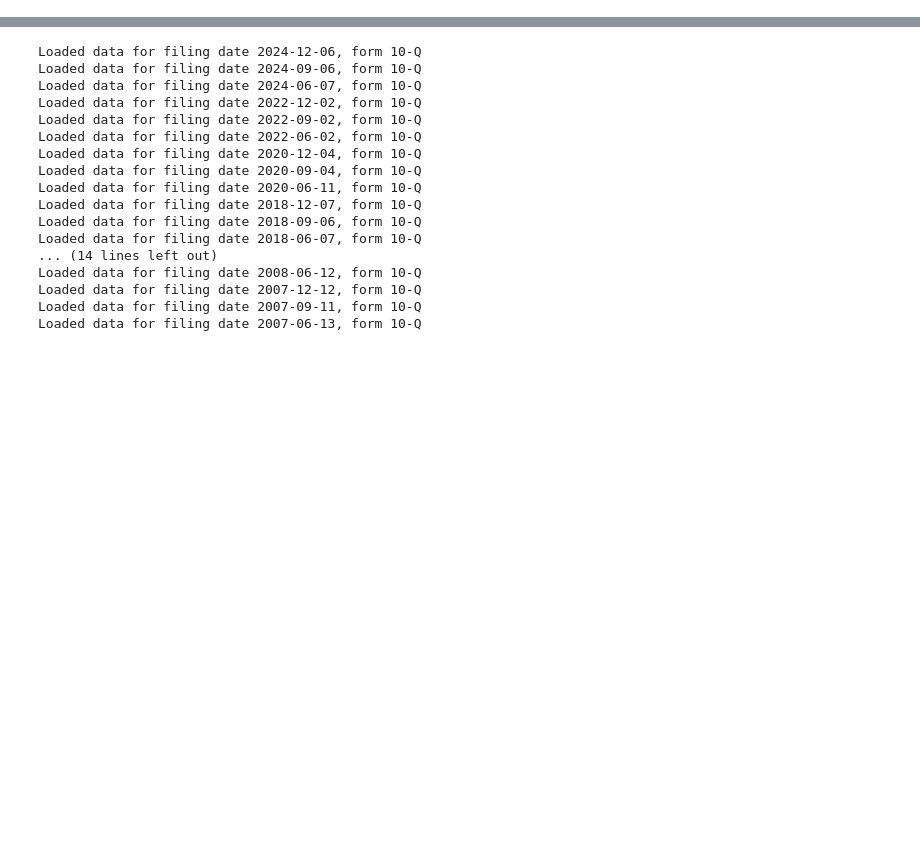
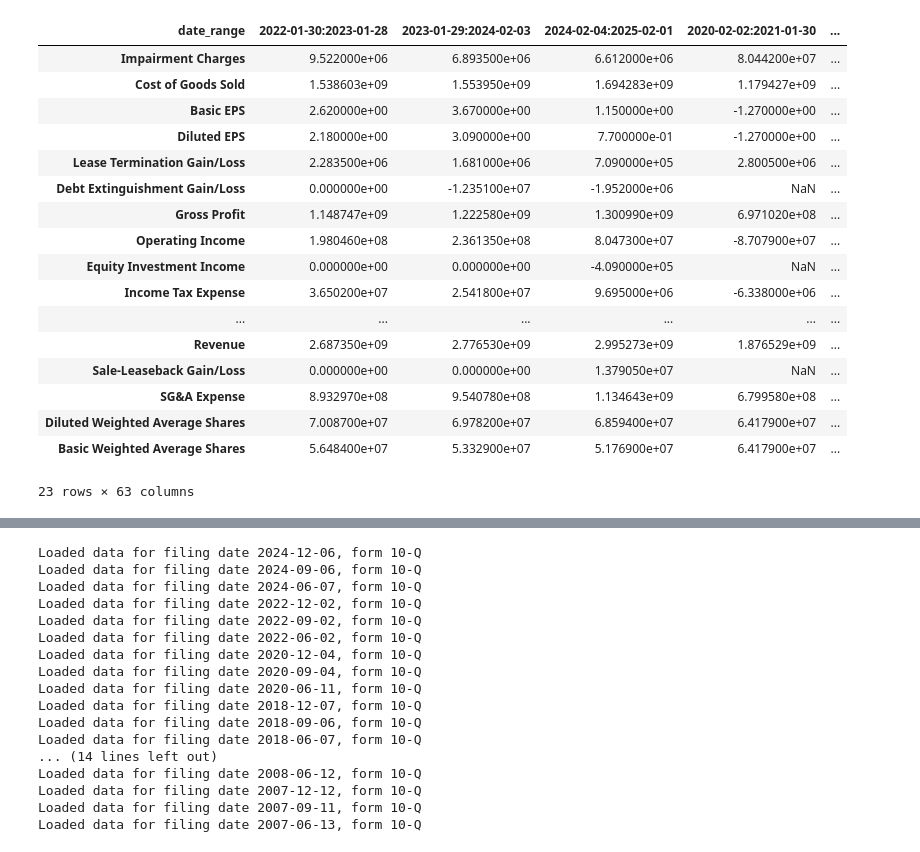
Before and after one commit to LimitedInfo/EquityAlchemy, a Jupyter notebook: domainModeling.ipynb, the cells around one changed output, grey strips where cells are left out. Cells and saved outputs as stored; diff of their text form; code cells hidden in the pictures; blank space fills up the shorter version.

```diff
--- a/domainModeling.ipynb
+++ b/domainModeling.ipynb
@@ -238,0 +58,21 @@ Traceback (most recent call last):
+# %%
+combined.df
+# %% [output]
+| date_range | 2022-01-30:2023-01-28 | 2023-01-29:2024-02-03 | 2024-02-04:2025-02-01 | 2020-02-02:2021-01-30 | ... |
+| Impairment Charges | 9.522000e+06 | 6.893500e+06 | 6.612000e+06 | 8.044200e+07 | ... |
+| Cost of Goods Sold | 1.538603e+09 | 1.553950e+09 | 1.694283e+09 | 1.179427e+09 | ... |
+| Basic EPS | 2.620000e+00 | 3.670000e+00 | 1.150000e+00 | -1.270000e+00 | ... |
+| Diluted EPS | 2.180000e+00 | 3.090000e+00 | 7.700000e-01 | -1.270000e+00 | ... |
+| Lease Termination Gain/Loss | 2.283500e+06 | 1.681000e+06 | 7.090000e+05 | 2.800500e+06 | ... |
+| Debt Extinguishment Gain/Loss | 0.000000e+00 | -1.235100e+07 | -1.952000e+06 | NaN | ... |
+| Gross Profit | 1.148747e+09 | 1.222580e+09 | 1.300990e+09 | 6.971020e+08 | ... |
+| Operating Income | 1.980460e+08 | 2.361350e+08 | 8.047300e+07 | -8.707900e+07 | ... |
+| Equity Investment Income | 0.000000e+00 | 0.000000e+00 | -4.090000e+05 | NaN | ... |
+| Income Tax Expense | 3.650200e+07 | 2.541800e+07 | 9.695000e+06 | -6.338000e+06 | ... |
+| ... | ... | ... | ... | ... | ... |
+| Revenue | 2.687350e+09 | 2.776530e+09 | 2.995273e+09 | 1.876529e+09 | ... |
+| Sale-Leaseback Gain/Loss | 0.000000e+00 | 0.000000e+00 | 1.379050e+07 | NaN | ... |
+| SG&A Expense | 8.932970e+08 | 9.540780e+08 | 1.134643e+09 | 6.799580e+08 | ... |
+| Diluted Weighted Average Shares | 7.008700e+07 | 6.978200e+07 | 6.859400e+07 | 6.417900e+07 | ... |
+| Basic Weighted Average Shares | 5.648400e+07 | 5.332900e+07 | 5.176900e+07 | 6.417900e+07 | ... |
+23 rows × 63 columns
```
Also changed, not shown: parts of 19 cells of this notebook, 2 other files.
